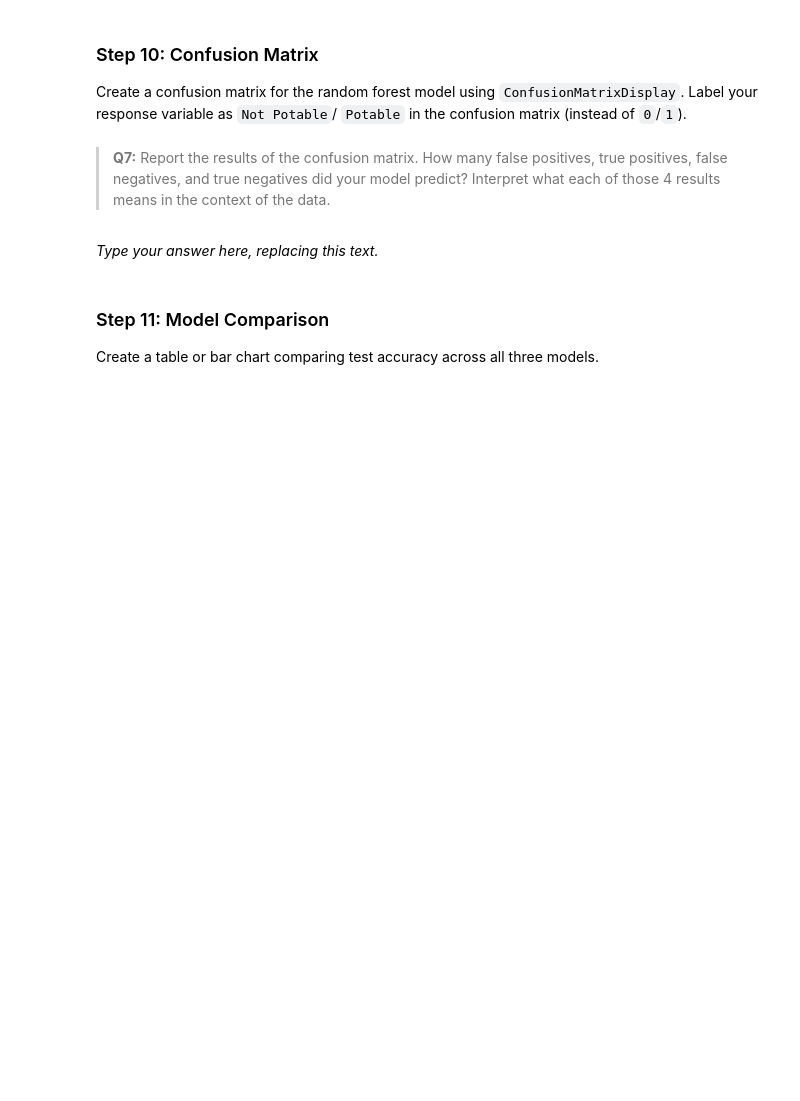
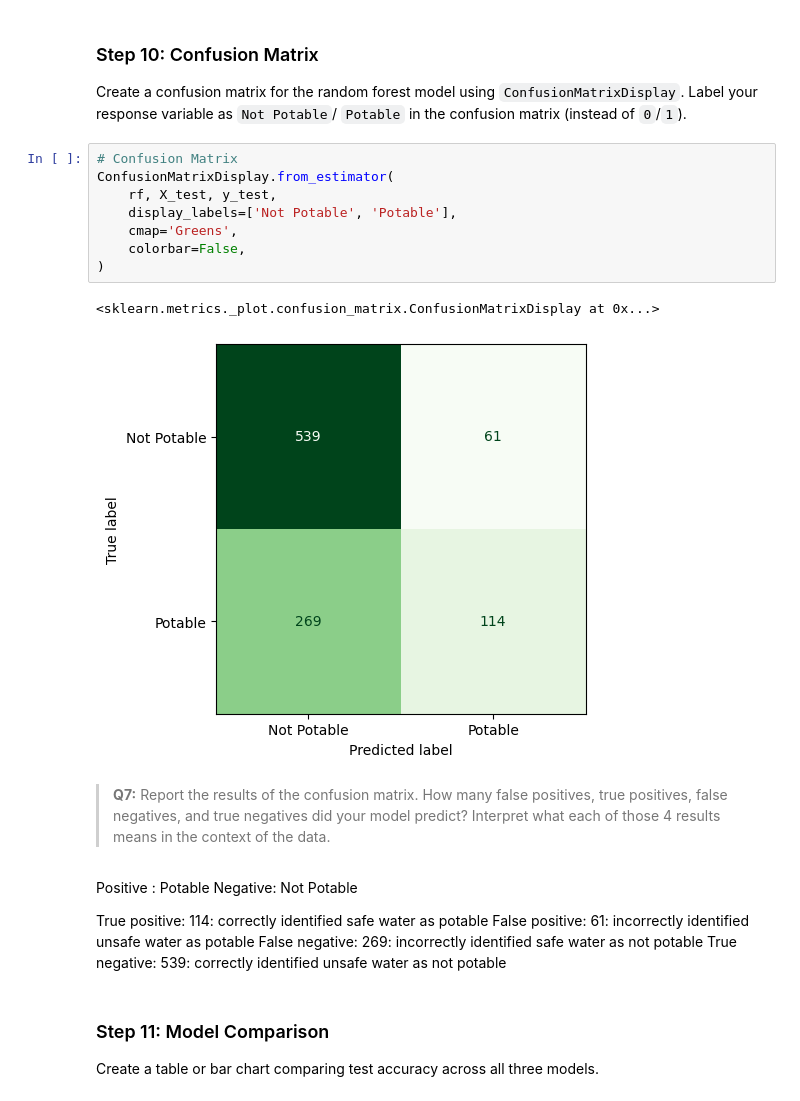
Before and after one commit to sandovaljoaquin/assignment-3, a Jupyter notebook: task2/hw3-task2.ipynb, the cells around one changed output. Saved outputs shown, nothing was run; the diff lists cells and outputs as text; blank space fills up the shorter version.

```diff
--- a/task2/hw3-task2.ipynb
+++ b/task2/hw3-task2.ipynb
@@ -327,12 +327,29 @@ Both models agree that pH, Hardness, Sulfates are the most important features. A
 ### Step 10: Confusion Matrix
 
 Create a confusion matrix for the random forest model using `ConfusionMatrixDisplay`. Label your response variable as `Not Potable`/ `Potable` in the confusion matrix (instead of `0`/`1`).
+# %%
+# Confusion Matrix
+ConfusionMatrixDisplay.from_estimator(
+    rf, X_test, y_test,
+    display_labels=['Not Potable', 'Potable'],
+    cmap='Greens',
+    colorbar=False,
+)
+# %% [output]
+<sklearn.metrics._plot.confusion_matrix.ConfusionMatrixDisplay at 0x...>
+[figure, added]
 # %% [markdown]
 <!-- BEGIN QUESTION -->
 
 > **Q7:** Report the results of the confusion matrix. How many false positives, true positives, false negatives, and true negatives did your model predict? Interpret what each of those 4 results means in the context of the data.
 # %% [markdown]
-_Type your answer here, replacing this text._
+Positive : Potable
+Negative: Not Potable
+
+True positive: 114: correctly identified safe water as potable
+False positive: 61: incorrectly identified unsafe water as potable
+False negative: 269: incorrectly identified safe water as not potable
+True negative: 539: correctly identified unsafe water as not potable
 # %% [markdown]
 <!-- END QUESTION -->
 
```
Also changed, not shown: parts of 2 cells of this notebook, 1 other file.
